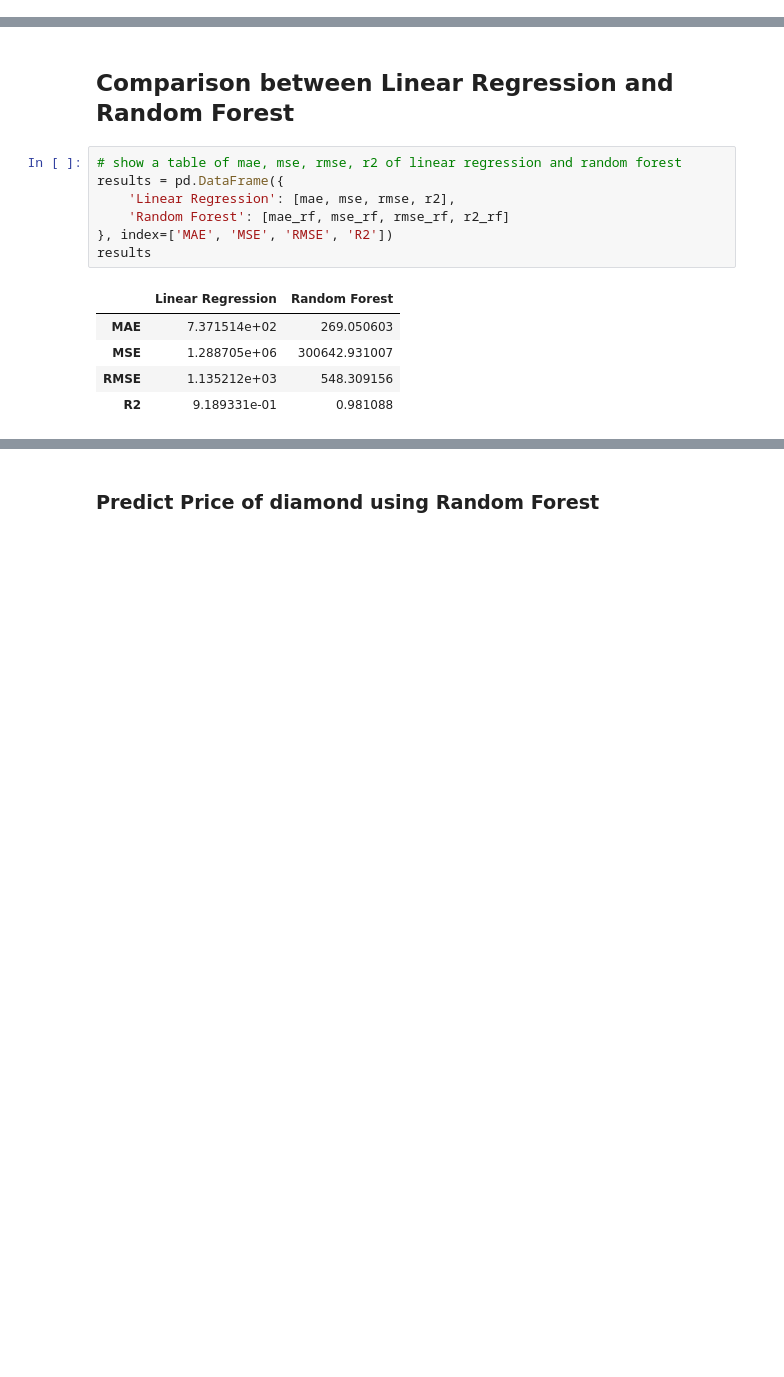
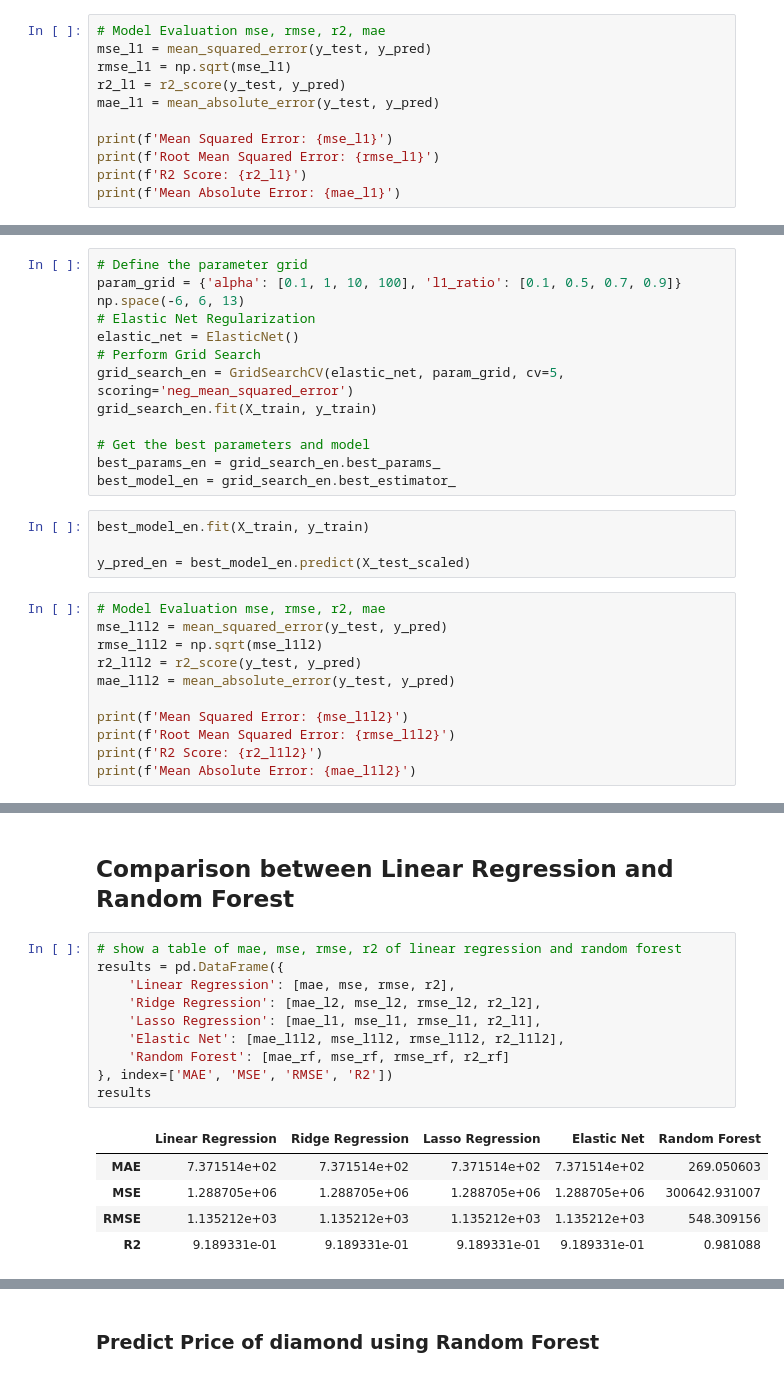
Before and after one commit to mch3pg4/60006CEM-MLTasks, a Jupyter notebook: Task1-Regression/MLTask1Regression.ipynb, the cells around one changed output, grey strips where cells are left out. Saved outputs shown, nothing was run; the diff lists cells and outputs as text; blank space fills up the shorter version.

Commit message:
Added regularization

```diff
--- a/Task1-Regression/MLTask1Regression.ipynb
+++ b/Task1-Regression/MLTask1Regression.ipynb
@@ -245,0 +358,11 @@ plt.show()
+# %%
+# Model Evaluation mse, rmse, r2, mae
+mse_l1 = mean_squared_error(y_test, y_pred)
+rmse_l1 = np.sqrt(mse_l1)
+r2_l1 = r2_score(y_test, y_pred)
+mae_l1 = mean_absolute_error(y_test, y_pred)
+
+print(f'Mean Squared Error: {mse_l1}')
+print(f'Root Mean Squared Error: {rmse_l1}')
+print(f'R2 Score: {r2_l1}')
+print(f'Mean Absolute Error: {mae_l1}')
@@ -245,0 +386,28 @@ plt.show()
+# %%
+# Define the parameter grid
+param_grid = {'alpha': [0.1, 1, 10, 100], 'l1_ratio': [0.1, 0.5, 0.7, 0.9]}
+np.space(-6, 6, 13)
+# Elastic Net Regularization
+elastic_net = ElasticNet()
+# Perform Grid Search
+grid_search_en = GridSearchCV(elastic_net, param_grid, cv=5, scoring='neg_mean_squared_error')
+grid_search_en.fit(X_train, y_train)
+
+# Get the best parameters and model
+best_params_en = grid_search_en.best_params_
+best_model_en = grid_search_en.best_estimator_
+# %%
+best_model_en.fit(X_train, y_train)
+
+y_pred_en = best_model_en.predict(X_test_scaled)
+# %%
+# Model Evaluation mse, rmse, r2, mae
+mse_l1l2 = mean_squared_error(y_test, y_pred)
+rmse_l1l2 = np.sqrt(mse_l1l2)
+r2_l1l2 = r2_score(y_test, y_pred)
+mae_l1l2 = mean_absolute_error(y_test, y_pred)
+
+print(f'Mean Squared Error: {mse_l1l2}')
+print(f'Root Mean Squared Error: {rmse_l1l2}')
+print(f'R2 Score: {r2_l1l2}')
+print(f'Mean Absolute Error: {mae_l1l2}')
@@ -284,13 +477,16 @@ Accuracy: 93.54207416508297
 # %%
 # show a table of mae, mse, rmse, r2 of linear regression and random forest
 results = pd.DataFrame({
     'Linear Regression': [mae, mse, rmse, r2],
+    'Ridge Regression': [mae_l2, mse_l2, rmse_l2, r2_l2],
+    'Lasso Regression': [mae_l1, mse_l1, rmse_l1, r2_l1],
+    'Elastic Net': [mae_l1l2, mse_l1l2, rmse_l1l2, r2_l1l2],
     'Random Forest': [mae_rf, mse_rf, rmse_rf, r2_rf]
 }, index=['MAE', 'MSE', 'RMSE', 'R2'])
 results
 # %% [output]
-|  | Linear Regression | Random Forest |
-| MAE | 7.371514e+02 | 269.050603 |
-| MSE | 1.288705e+06 | 300642.931007 |
-| RMSE | 1.135212e+03 | 548.309156 |
-| R2 | 9.189331e-01 | 0.981088 |
+|  | Linear Regression | Ridge Regression | Lasso Regression | Elastic Net | Random Forest |
+| MAE | 7.371514e+02 | 7.371514e+02 | 7.371514e+02 | 7.371514e+02 | 269.050603 |
+| MSE | 1.288705e+06 | 1.288705e+06 | 1.288705e+06 | 1.288705e+06 | 300642.931007 |
+| RMSE | 1.135212e+03 | 1.135212e+03 | 1.135212e+03 | 1.135212e+03 | 548.309156 |
+| R2 | 9.189331e-01 | 9.189331e-01 | 9.189331e-01 | 9.189331e-01 | 0.981088 |
```
Also changed, not shown: parts of 26 cells of this notebook.
